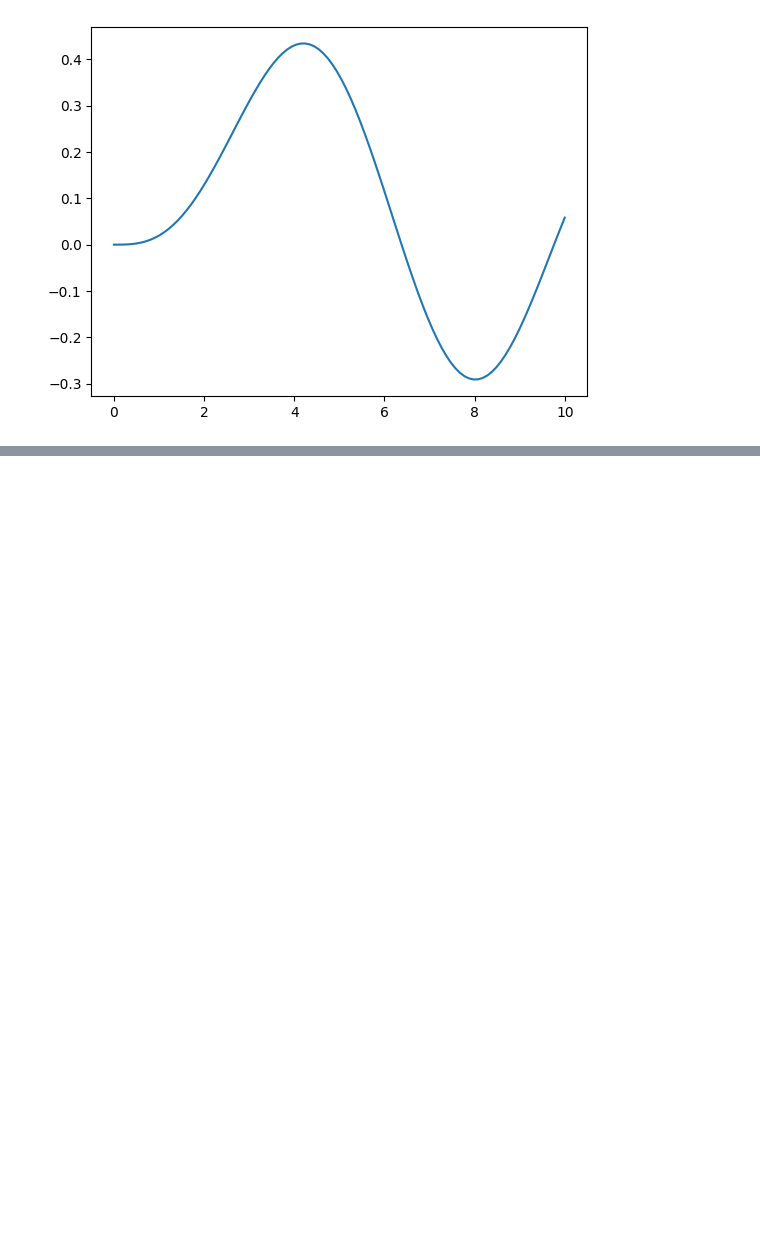
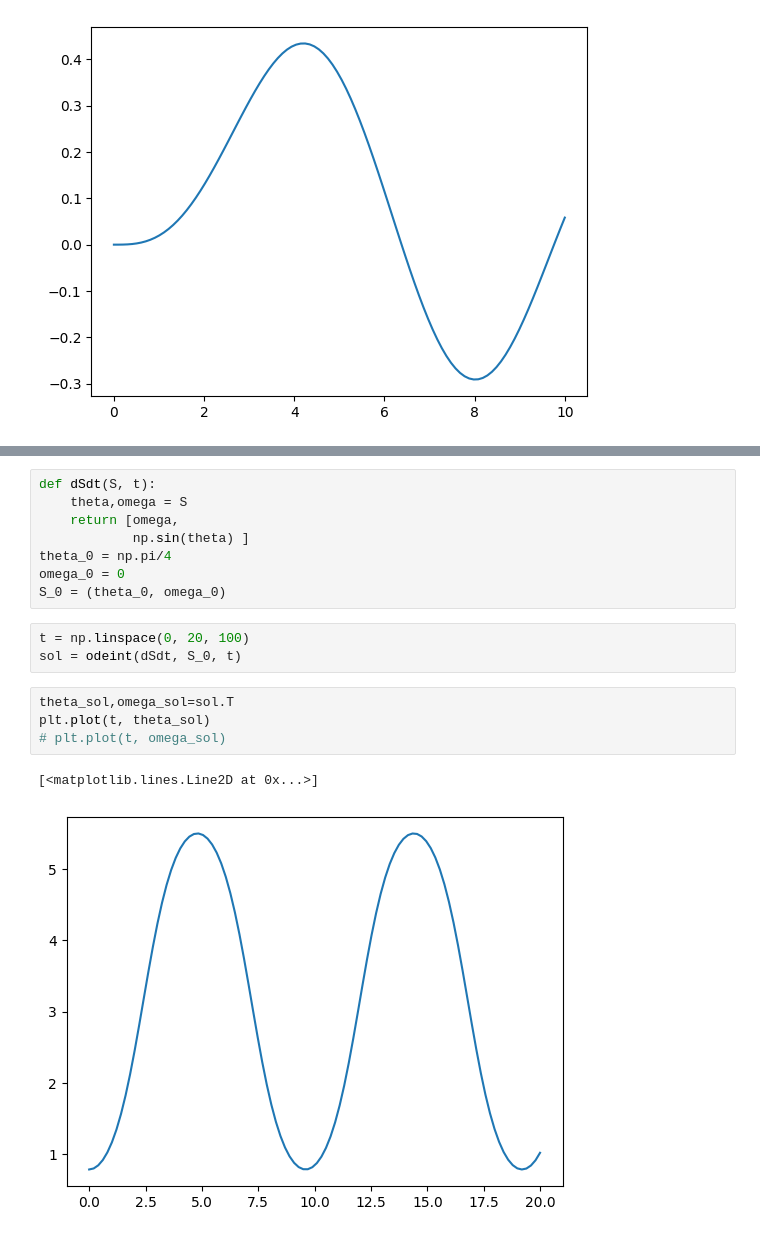
Before and after one commit to sky92archangel/notebook, a Jupyter notebook: compute/python/scipy在工程科学应用.ipynb, the cells around one changed output, grey strips where cells are left out. Drawn from its saved outputs; the diff is of its cells as text; blank space fills up the shorter version.

```diff
--- a/compute/python/scipy在工程科学应用.ipynb
+++ b/compute/python/scipy在工程科学应用.ipynb
@@ -246,0 +375,18 @@ numpy则是直接数值计算
+# %%
+def dSdt(S, t):
+    theta,omega = S
+    return [omega,
+            np.sin(theta) ]
+theta_0 = np.pi/4
+omega_0 = 0
+S_0 = (theta_0, omega_0)
+# %%
+t = np.linspace(0, 20, 100)
+sol = odeint(dSdt, S_0, t)
+# %%
+theta_sol,omega_sol=sol.T
+plt.plot(t, theta_sol)
+# plt.plot(t, omega_sol)
+# %% [output]
+[<matplotlib.lines.Line2D at 0x...>]
+[figure, added]
```
Also changed, not shown: parts of 34 cells of this notebook.
